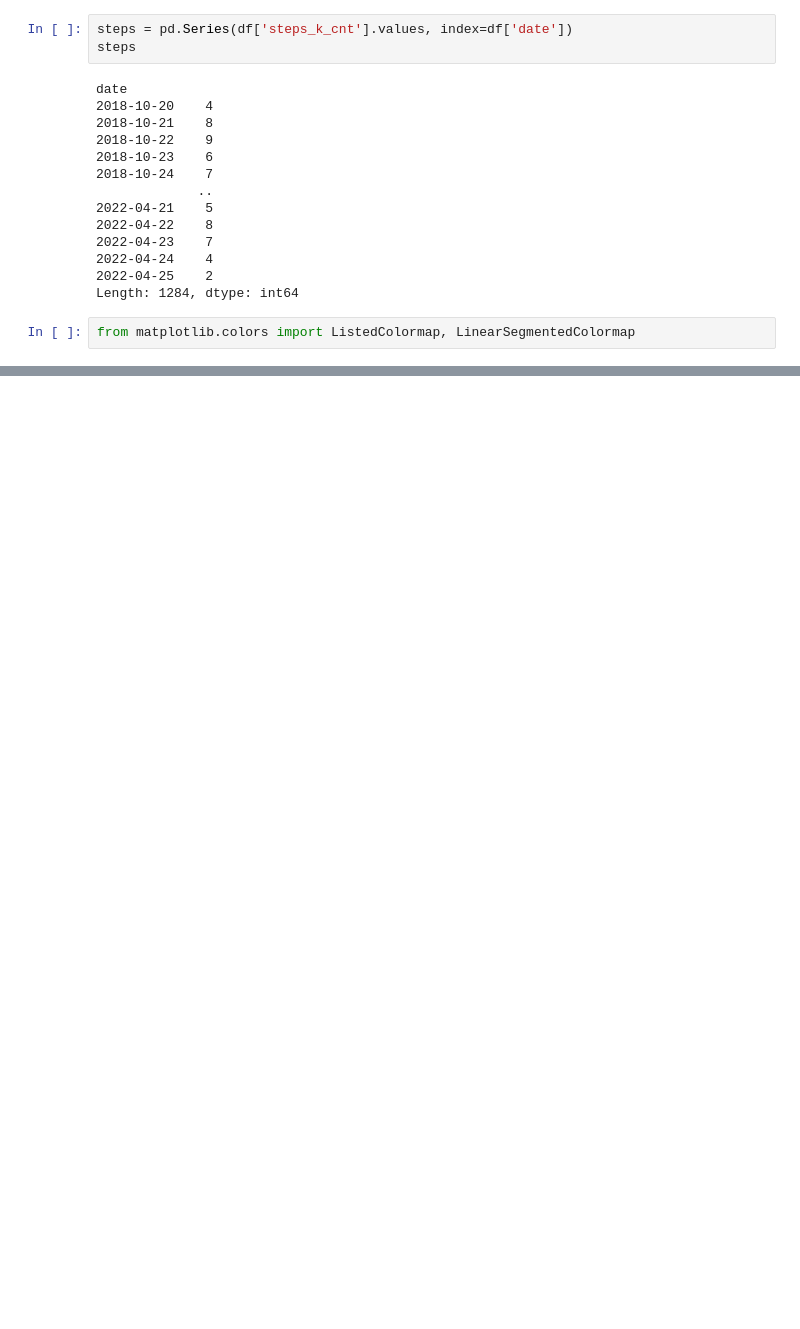
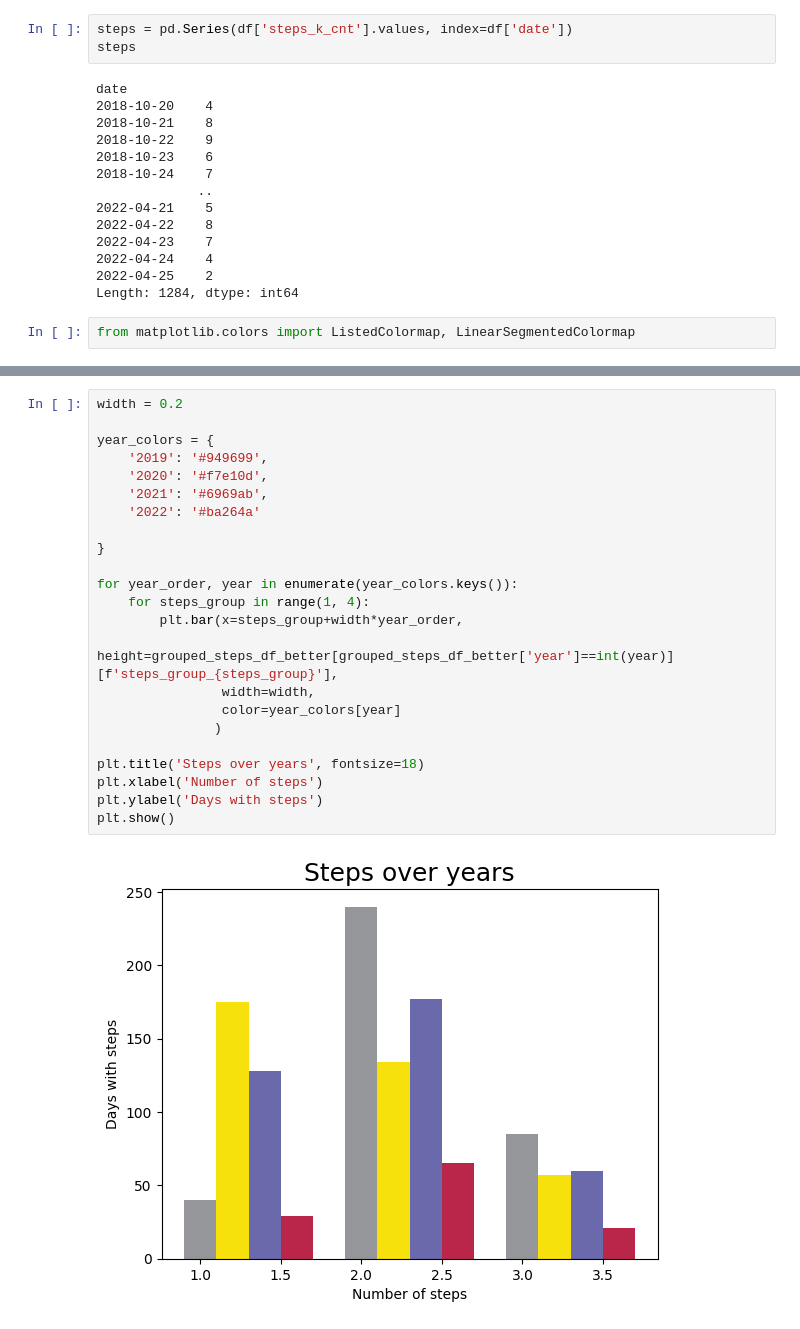
Before and after one commit to Fillll/life-log, a Jupyter notebook: 02-plot-steps.ipynb, the cells around one changed output, grey strips where cells are left out. Cells and saved outputs as stored; diff of their text form; blank space fills up the shorter version.

```diff
--- a/02-plot-steps.ipynb
+++ b/02-plot-steps.ipynb
@@ -62,0 +149,25 @@ calplot.calplot(steps,
+# %%
+width = 0.2
+
+year_colors = {
+    '2019': '#949699',
+    '2020': '#f7e10d',
+    '2021': '#6969ab',
+    '2022': '#ba264a'
+
+}
+
+for year_order, year in enumerate(year_colors.keys()):
+    for steps_group in range(1, 4):
+        plt.bar(x=steps_group+width*year_order,
+                height=grouped_steps_df_better[grouped_steps_df_better['year']==int(year)][f'steps_group_{steps_group}'],
+                width=width,
+                color=year_colors[year]
+               )
+
+plt.title('Steps over years', fontsize=18)
+plt.xlabel('Number of steps')
+plt.ylabel('Days with steps')
+plt.show()
+# %% [output]
+[figure, added]
```
Also changed, not shown: parts of 10 cells of this notebook.
